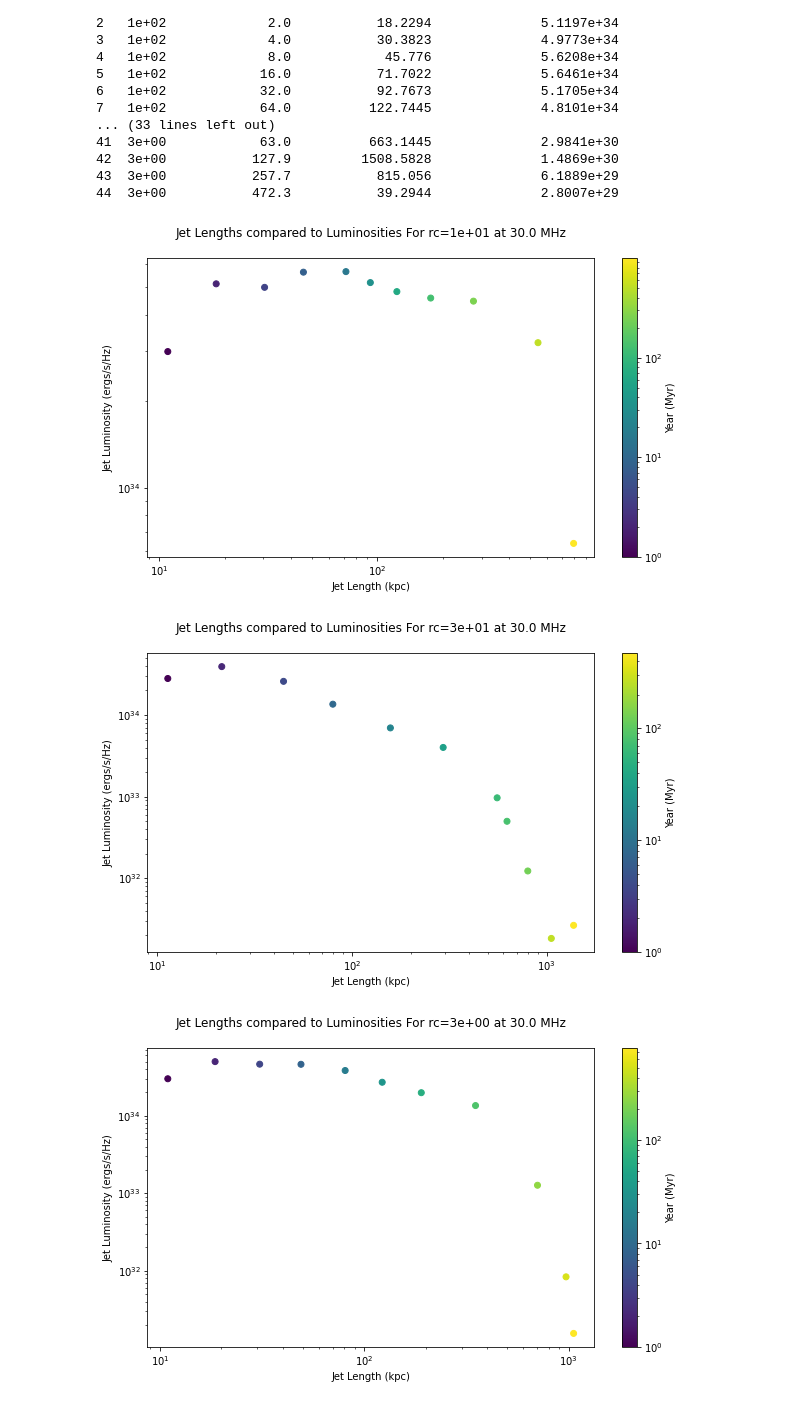
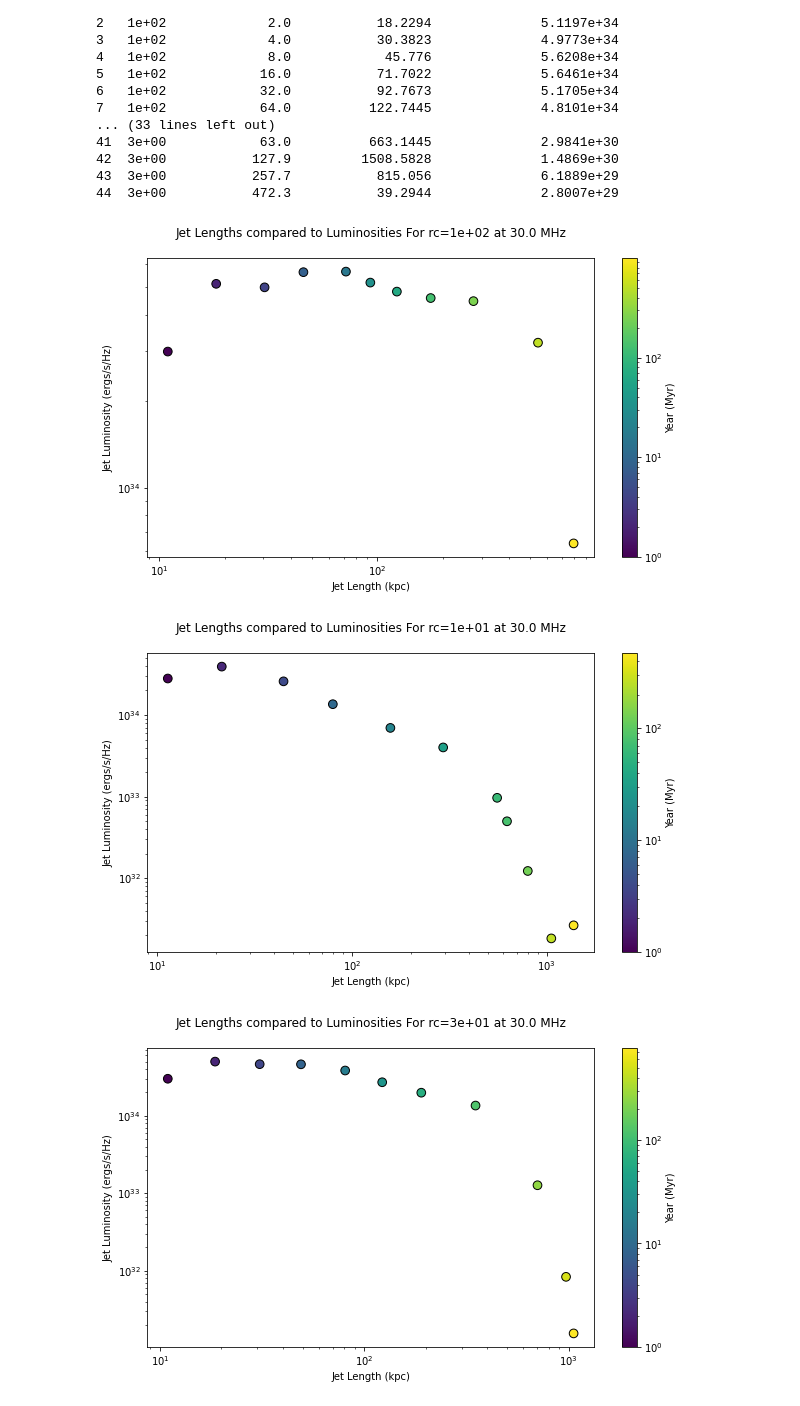
Before and after one commit to SolSamuels/Samuels_JetSimulationWork, a Jupyter notebook: Luminosity_JetRC_Compare.ipynb, the cells around one changed output. Cells and saved outputs as stored; diff of their text form; code cells hidden in the pictures.

```diff
--- a/Luminosity_JetRC_Compare.ipynb
+++ b/Luminosity_JetRC_Compare.ipynb
@@ -308,36 +308,37 @@ with open("LUM_LEN_RC.npy", "rb") as open_file:
 
 
         if rc_val != prev_rc_val:
-            plt.scatter(jet_len_val, lum_val, c=sim_time, norm=col.LogNorm())
+            plt.scatter(jet_len_val, lum_val, c=sim_time, norm=col.LogNorm(), s=75, edgecolors = 'k')
+            plt.set_cmap("viridis")
             plt.colorbar(label = "Year (Myr)")
             plt.loglog()
             plt.xlabel("Jet Length (kpc)")
             plt.ylabel("Jet Luminosity (ergs/s/Hz)")
-            plt.title("Jet Lengths compared to Luminosities For rc={} at 30.0 MHz\n".format(rc_val))
+            plt.title("Jet Lengths compared to Luminosities For rc={} at 30.0 MHz\n".format(prev_rc_val))
             #plt.legend(loc=2, prop={'size': 8})
             plt.show()
 
             sim_time = []
             jet_len_val = []
             lum_val = []
 
         sim_time.append(float(lum_len_data[i, 1]))
         jet_len_val.append(float(lum_len_data[i, 2]))
         lum_val.append(float(lum_len_data[i, 3]))
 
         prev_rc_val = rc_val
 
 
-plt.scatter(jet_len_val, lum_val, c=sim_time, norm=col.LogNorm())
+plt.scatter(jet_len_val, lum_val, c=sim_time, norm=col.LogNorm(), s=75, edgecolors = 'k')
 plt.colorbar(label = "Year (Myr)")
 plt.loglog()
 plt.xlabel("Jet Length (kpc)")
 plt.ylabel("Jet Luminosity (ergs/s/Hz)")
 plt.title("Jet Lengths compared to Luminosities For rc={} at 30.0 MHz\n".format(rc_val))
 #plt.legend(loc=2, prop={'size': 8})
 plt.show()
 #plt.savefig('Jet_Lengths_vs_Time.png')
 # %% [output]
-[figure, old version]
+[figure, new version]
-[figure, old version]
+[figure, new version]
-[figure, old version]
+[figure, new version]
```
Also changed, not shown: parts of 2 cells of this notebook, 4 other files.
